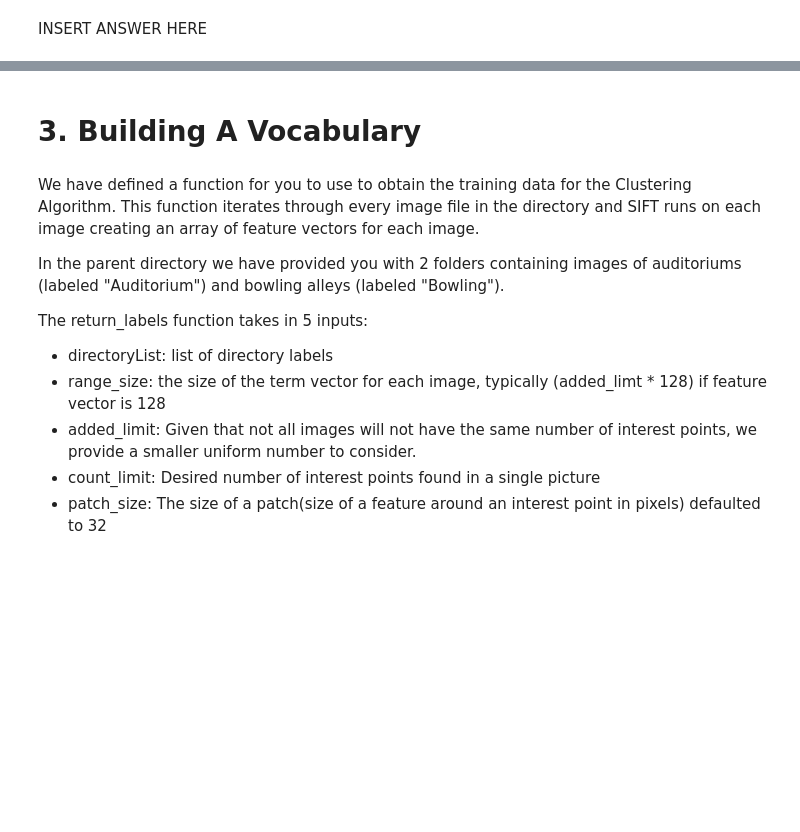
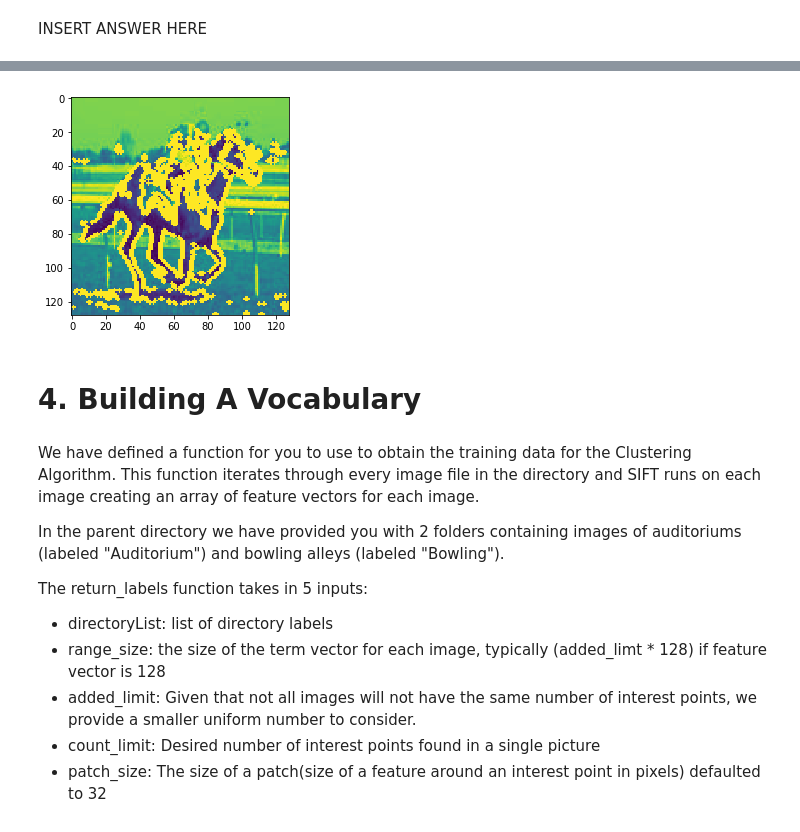
Before and after one commit to vontell/834-PSET, a Jupyter notebook: Image Classification.ipynb, the cells around one changed output, grey strips where cells are left out. Cells and saved outputs as stored; diff of their text form; code cells hidden in the pictures; blank space fills up the shorter version.

```diff
--- a/Image Classification.ipynb
+++ b/Image Classification.ipynb
@@ -58,5 +95,32 @@ INSERT ANSWER HERE
+# %%
+def returnPoints(picture):
+    display_x_img = cv2.imread('00000019.jpg', 0)
+    points = set()
+
+    #code to find intensity changes in the horizontal x direction
+    for x in range(len(picture)):
+        for y in range(1, len(picture[0])):
+            if abs(picture[x][y] - picture[x][y-1]) > 254:
+                points.add((x, y))
+
+
+    #Add your code here to add the (x,y) coordinates of points that represent an intensity change
+    #in the y direction. The points should be added to the set points.
+
+
+    for i in points:
+        y,x = i
+        cv2.circle(display_x_img,(x,y),1,255,-1)
+
+    plt.imshow(display_x_img),plt.show()
+
+
+
+returnPoints(final)
+# %% [output]
+[figure, added]
 # %% [markdown]
-# 3. Building A Vocabulary
+# 4. Building A Vocabulary
 # %% [markdown]
 We have defined a function for you to use to obtain the training data for the Clustering Algorithm. This function iterates through every image file in the directory and SIFT runs on each image creating an array of feature vectors for each image.
 
```
Also changed, not shown: parts of 6 cells of this notebook, 6 other files.
